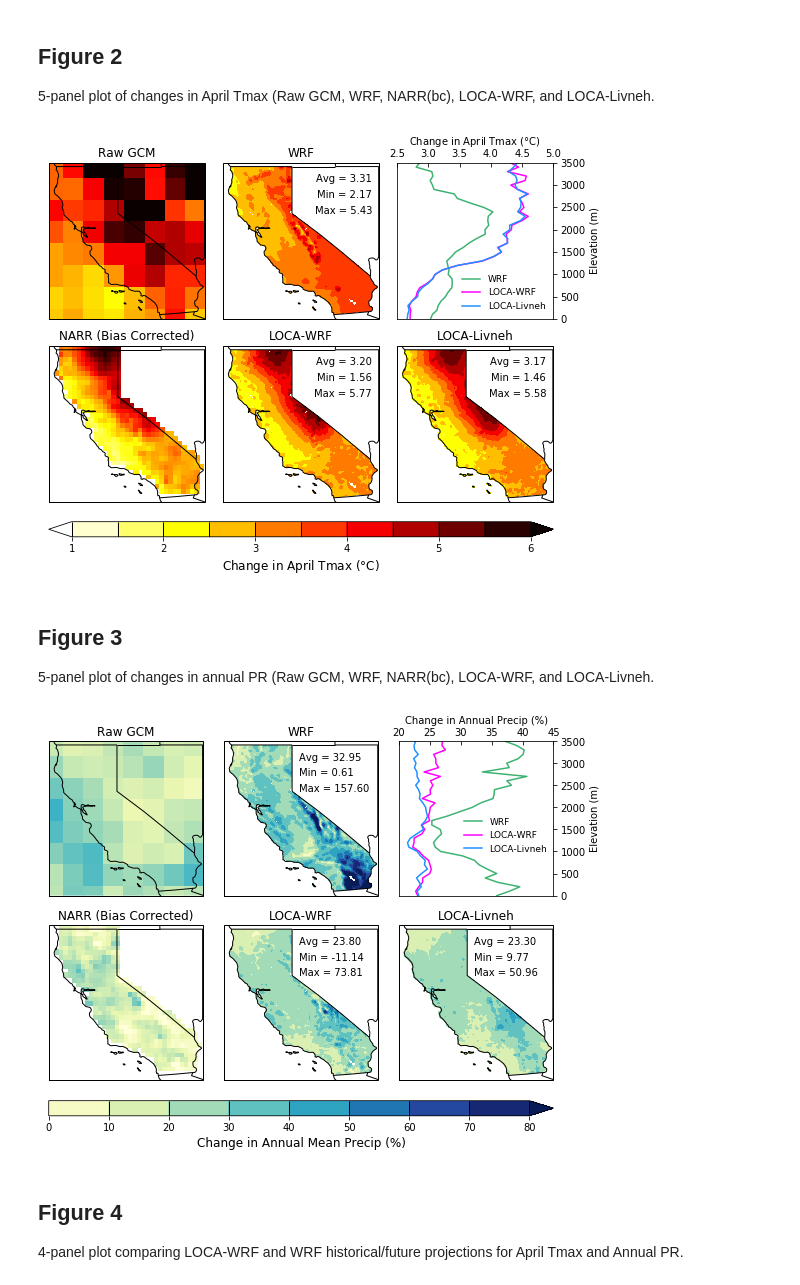
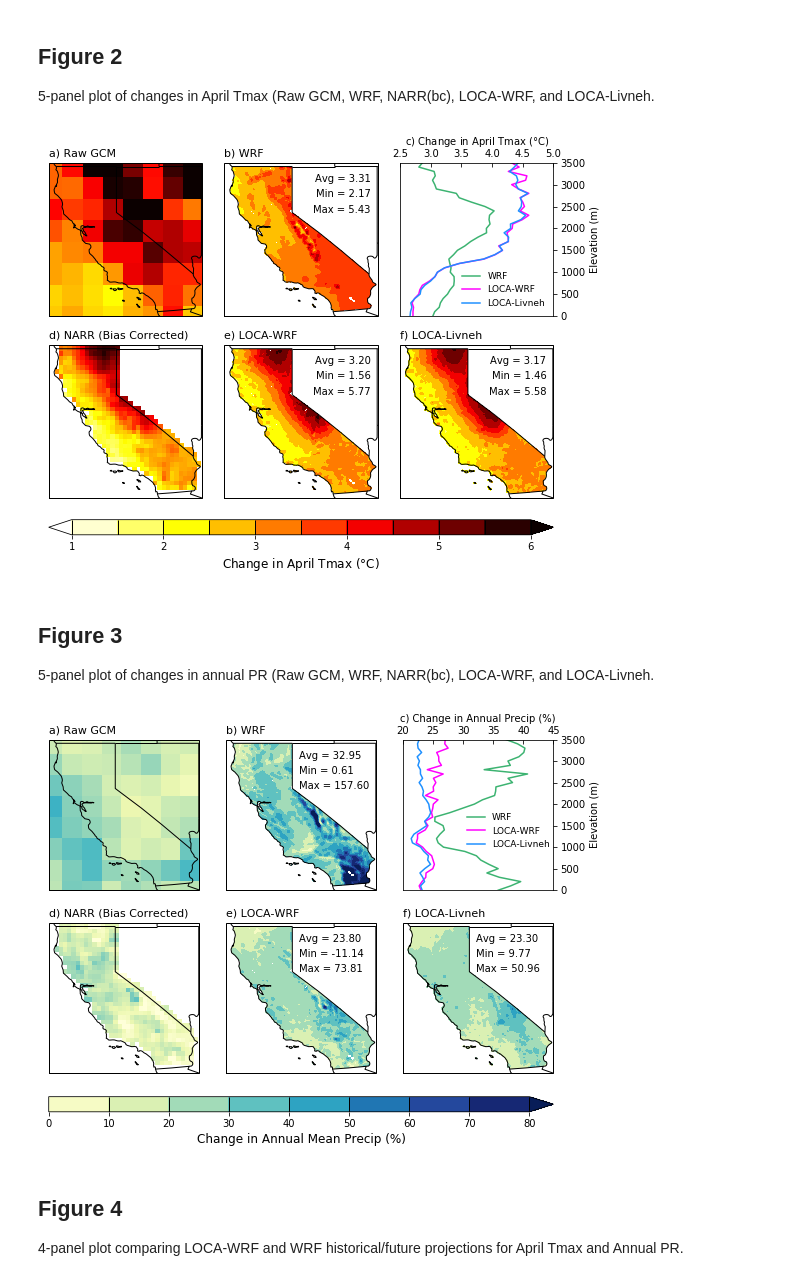
Before and after one commit to neil-berg/doe-downscaling, a Jupyter notebook: paper-figures.ipynb, the cells around one changed output. Saved outputs shown, nothing was run; the diff lists cells and outputs as text; code cells hidden in the pictures.

Commit message:
title letters

```diff
--- a/paper-figures.ipynb
+++ b/paper-figures.ipynb
@@ -395,7 +395,7 @@ fig = plt.figure(figsize=(8,6))
 # Raw GCM
 ax1 = fig.add_subplot(2, 3, 1, projection=ccrs.PlateCarree())
 ax1.coastlines('50m')
-ax1.set_title('Raw GCM', fontsize=12)
+ax1.set_title('a) Raw GCM', loc='left', fontsize=11)
 ax1.add_feature(states_provinces, edgecolor='black')
 ax1.add_feature(cfeature.BORDERS)
 ax1.set_extent([235.25,246,32.25,42.25])
@@ -409,7 +409,7 @@ ax1.set_aspect(abs(x1-x0)/abs(y1-y0))
 # WRF
 ax2 = fig.add_subplot(2, 3, 2, projection=ccrs.PlateCarree())
 ax2.coastlines('50m')
-ax2.set_title('WRF', fontsize=12)
+ax2.set_title('b) WRF', loc='left', fontsize=11)
 ax2.add_feature(states_provinces, edgecolor='black')
 ax2.add_feature(cfeature.BORDERS)
 ax2.set_extent([235.25,246,32.25,42.25])
@@ -442,7 +442,7 @@ ax3.xaxis.set_label_position('top')
 ax3.tick_params(axis='x', direction='in')
 ax3.legend(loc='lower right', frameon=False, fontsize=9)
 ax3.set_ylabel('Elevation (m)')
-ax3.set_xlabel('Change in April Tmax ('+r'$\degree$'+'C)')
+ax3.set_xlabel('c) Change in April Tmax ('+r'$\degree$'+'C)')
 ax3.set_ylim(0,3500)
 ax3.set_xlim(2.5,5)
 xx0,xx1 = ax3.get_xlim()
@@ -453,7 +453,7 @@ ax3.set_aspect(abs(xx1-xx0)/abs(yy1-yy0))
 # NARR (Bias Corrected)
 ax4 = fig.add_subplot(2, 3, 4, projection=ccrs.PlateCarree())
 ax4.coastlines('50m')
-ax4.set_title('NARR (Bias Corrected)', fontsize=12)
+ax4.set_title('d) NARR (Bias Corrected)', loc='left', fontsize=11)
 ax4.add_feature(states_provinces, edgecolor='black')
 ax4.add_feature(cfeature.BORDERS)
 ax4.set_extent([235.25,246,32.25,42.25])
@@ -464,7 +464,7 @@ ax4.set_aspect(abs(x1-x0)/abs(y1-y0))
 # LOCA-WRF
 ax5 = fig.add_subplot(2, 3, 5, projection=ccrs.PlateCarree())
 ax5.coastlines('50m')
-ax5.set_title('LOCA-WRF', fontsize=12)
+ax5.set_title('e) LOCA-WRF', loc='left', fontsize=11)
 ax5.add_feature(states_provinces, edgecolor='black')
 ax5.add_feature(cfeature.BORDERS)
 ax5.set_extent([235.25,246,32.25,42.25])
@@ -487,7 +487,7 @@ ax5.set_aspect(abs(x1-x0)/abs(y1-y0))
 # LOCA-Livneh
 ax6 = fig.add_subplot(2, 3, 6, projection=ccrs.PlateCarree())
 ax6.coastlines('50m')
-ax6.set_title('LOCA-Livneh', fontsize=12)
+ax6.set_title('f) LOCA-Livneh', loc='left', fontsize=11)
 ax6.add_feature(states_provinces, edgecolor='black')
 ax6.add_feature(cfeature.BORDERS)
 ax6.set_extent([235.25,246,32.25,42.25])
@@ -525,9 +525,9 @@ cbar.dividers.set_edgecolor('black')
 cbar.dividers.set_linewidth(1)
 cbar.set_label('Change in April Tmax '+'('+r'$\degree$'+'C)', fontsize=12)
 
-plt.savefig('/Users/nberg/projects/doe/figures/Figure2.eps', dpi=300, bbox_inches='tight')
+plt.savefig('/Users/nberg/projects/doe/figures/Figure2.jpeg', dpi=300, bbox_inches='tight')
 # %% [output]
-[figure, old version]
+[figure, new version]
 # %% [markdown]
 ## Figure 3
 
@@ -639,7 +639,7 @@ fig = plt.figure(figsize=(8,6))
 # Raw GCM
 ax1 = fig.add_subplot(2, 3, 1, projection=ccrs.PlateCarree())
 ax1.coastlines('50m')
-ax1.set_title('Raw GCM', fontsize=12)
+ax1.set_title('a) Raw GCM', loc='left', fontsize=11)
 ax1.add_feature(states_provinces, edgecolor='black')
 ax1.add_feature(cfeature.BORDERS)
 ax1.set_extent([235.25,246,32.25,42.25])
@@ -654,7 +654,7 @@ ax1.set_aspect(abs(x1-x0)/abs(y1-y0))
 # WRF
 ax2 = fig.add_subplot(2, 3, 2, projection=ccrs.PlateCarree())
 ax2.coastlines('50m')
-ax2.set_title('WRF', fontsize=12)
+ax2.set_title('b) WRF', loc='left', fontsize=11)
 ax2.add_feature(states_provinces, edgecolor='black')
 ax2.add_feature(cfeature.BORDERS)
 ax2.set_extent([235.25,246,32.25,42.25])
@@ -687,7 +687,7 @@ ax3.xaxis.set_label_position('top')
 ax3.tick_params(axis='x', direction='in')
 ax3.legend(loc=(.4, .25), frameon=False, fontsize=9)
 ax3.set_ylabel('Elevation (m)')
-ax3.set_xlabel('Change in Annual Precip (%)')
+ax3.set_xlabel('c) Change in Annual Precip (%)')
 ax3.set_ylim(0,3500)
 ax3.set_xlim(20,45)
 xx0,xx1 = ax3.get_xlim()
@@ -697,7 +697,7 @@ ax3.set_aspect(abs(xx1-xx0)/abs(yy1-yy0))
 # NARR (BC)
 ax4 = fig.add_subplot(2, 3, 4, projection=ccrs.PlateCarree())
 ax4.coastlines('50m')
-ax4.set_title('NARR (Bias Corrected)', fontsize=12)
+ax4.set_title('d) NARR (Bias Corrected)', loc='left', fontsize=11)
 ax4.add_feature(states_provinces, edgecolor='black')
 ax4.add_feature(cfeature.BORDERS)
 ax4.set_extent([235.25,246,32.25,42.25])
@@ -708,7 +708,7 @@ ax4.set_aspect(abs(x1-x0)/abs(y1-y0))
 # LOCA-WRF
 ax5 = fig.add_subplot(2, 3, 5, projection=ccrs.PlateCarree())
 ax5.coastlines('50m')
-ax5.set_title('LOCA-WRF', fontsize=12)
+ax5.set_title('e) LOCA-WRF', loc='left', fontsize=11)
 ax5.add_feature(states_provinces, edgecolor='black')
 ax5.add_feature(cfeature.BORDERS)
 ax5.set_extent([235.25,246,32.25,42.25])
@@ -731,7 +731,7 @@ ax5.set_aspect(abs(x1-x0)/abs(y1-y0))
 # LOCA-Livneh
 ax6 = fig.add_subplot(2, 3, 6, projection=ccrs.PlateCarree())
 ax6.coastlines('50m')
-ax6.set_title('LOCA-Livneh', fontsize=12)
+ax6.set_title('f) LOCA-Livneh', loc='left', fontsize=11)
 ax6.add_feature(states_provinces, edgecolor='black')
 ax6.add_feature(cfeature.BORDERS)
 ax6.set_extent([235.25,246,32.25,42.25])
@@ -743,35 +743,35 @@ ax6.text(-119.5, 40, 'Min = {0:.2f}'.format(loca_livneh_change_pr_min),
         horizontalalignment='left',
         transform=ccrs.Geodetic(),
         fontsize=10)
 ax6.text(-119.5, 39, 'Max = {0:.2f}'.format(loca_livneh_change_pr_max),
         horizontalalignment='left',
         transform=ccrs.Geodetic(),
         fontsize=10)
 plot6 = ax6.contourf(same_lon, same_lat, loca_livneh_change_pr, plot_ticks,
                      transform=ccrs.PlateCarree(), cmap='YlGnBu', extend='max')
 ax6.set_aspect(abs(x1-x0)/abs(y1-y0))
 
 fig.tight_layout(h_pad=-3)
 
 # Obtain axes coordinates for each subplot for colorbar positioning
 ax1_pos = ax1.get_position() # details on ax1_pos.x0, .y0, .x1, .y1, .height .width
 ax2_pos = ax2.get_position()
 ax3_pos = ax3.get_position()
 ax4_pos = ax4.get_position()
 ax5_pos = ax5.get_position()
 ax6_pos = ax6.get_position()
 
 # Colorbar for all panels
 cbar_height = 0.035
 cbar_ax = fig.add_axes([ax4_pos.x0, ax4_pos.y0-.02, ax6_pos.x1-ax4_pos.x0, cbar_height]) # bottom left corner x,y, and width, height
 cbar = plt.colorbar(plot2, cax=cbar_ax, orientation='horizontal', drawedges=True, extend='max')
 cbar.dividers.set_edgecolor('black')
 cbar.dividers.set_linewidth(1)
 cbar.set_label('Change in Annual Mean Precip (%)', fontsize=12)
 
-plt.savefig('/Users/nberg/projects/doe/figures/Figure3.eps', dpi=300, bbox_inches='tight')
+plt.savefig('/Users/nberg/projects/doe/figures/Figure3.jpeg', dpi=300, bbox_inches='tight')
 # %% [output]
-[figure, old version]
+[figure, new version]
 # %% [markdown]
 ## Figure 4
 
```
Also changed, not shown: parts of 1 cell of this notebook.
